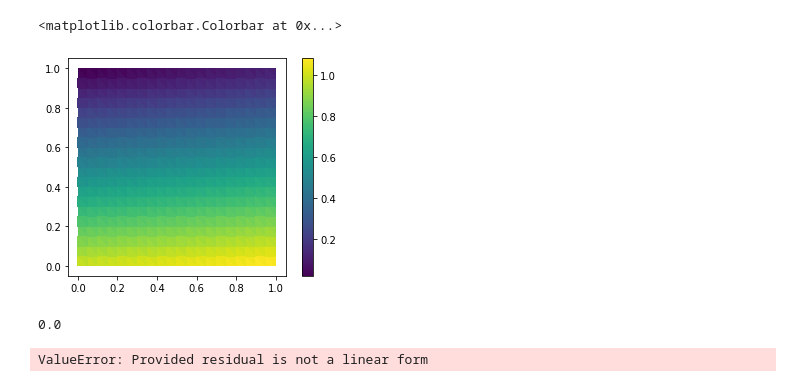
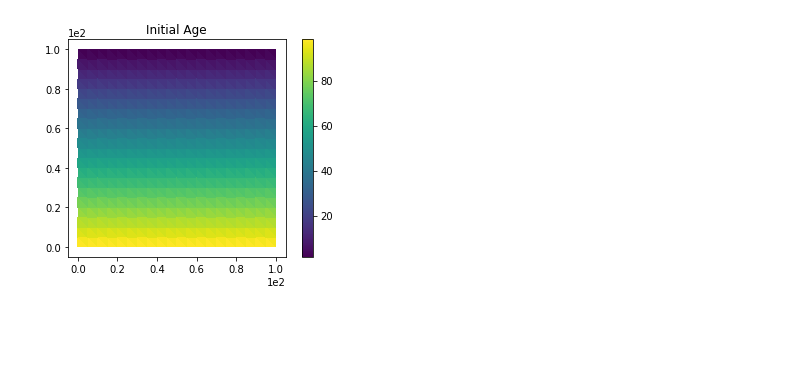
Before and after one commit to jabadge/icepack, a Jupyter notebook: notebooks/Age.ipynb, the cells around one changed output. Saved outputs shown, nothing was run; the diff lists cells and outputs as text; code cells hidden in the pictures; blank space fills up the shorter version.

```diff
--- a/notebooks/Age.ipynb
+++ b/notebooks/Age.ipynb
@@ -2,9 +2,13 @@
 from firedrake import *
 # %%
 mesh = UnitSquareMesh(10, 10)
+R = 100
+mesh.coordinates.dat.data[:] *= R
+
 x, y = SpatialCoordinate(mesh)
-V = FunctionSpace(mesh, "CG", 1)
-Q = VectorFunctionSpace(mesh, "CG", 1)
+Q = FunctionSpace(mesh, "CG", 2)
+V = VectorFunctionSpace(mesh, "CG", 2)
+q = firedrake.TestFunction(Q)
 # %%
 import icepack.plot
 fig, axes = icepack.plot.subplots()
@@ -21,0 +20,14 @@ a = Function(V)
+# %%
+# Set the velocity
+x_velocity = Constant(0)
+y_velocity = Constant(-.5)
+u = interpolate(as_vector([x_velocity,y_velocity]),V)
+
+# Set the initial age field and age function
+a0 = interpolate(R-y,Q)
+a_prior = a0.copy()
+a = Function(Q)
+
+# Set the time step and source (which eaquals the time step)
+dt = .1
+s = interpolate(Constant(dt),Q)
@@ -22,16 +48,7 @@ a = Function(V)
 # %%
 fig, axes = icepack.plot.subplots()
-contours = icepack.plot.tripcolor(interpolate(b,V), axes=axes)
+contours = icepack.plot.tripcolor(interpolate(a0,Q), axes=axes)
 fig.colorbar(contours)
+axes.set_title('Initial Age');
 # %% [output]
-<matplotlib.colorbar.Colorbar at 0x...>
-[figure, old version]
+[figure, new version]
-# %%
-J = .5*inner(a,a)*dx - inner(b,a)*dx
-assemble(J)
-# %% [output]
-0.0
-# %%
-solve(J == 0, a)
-# %% [output]
-ValueError: Provided residual is not a linear form
```
Also changed, not shown: parts of 7 cells of this notebook.
